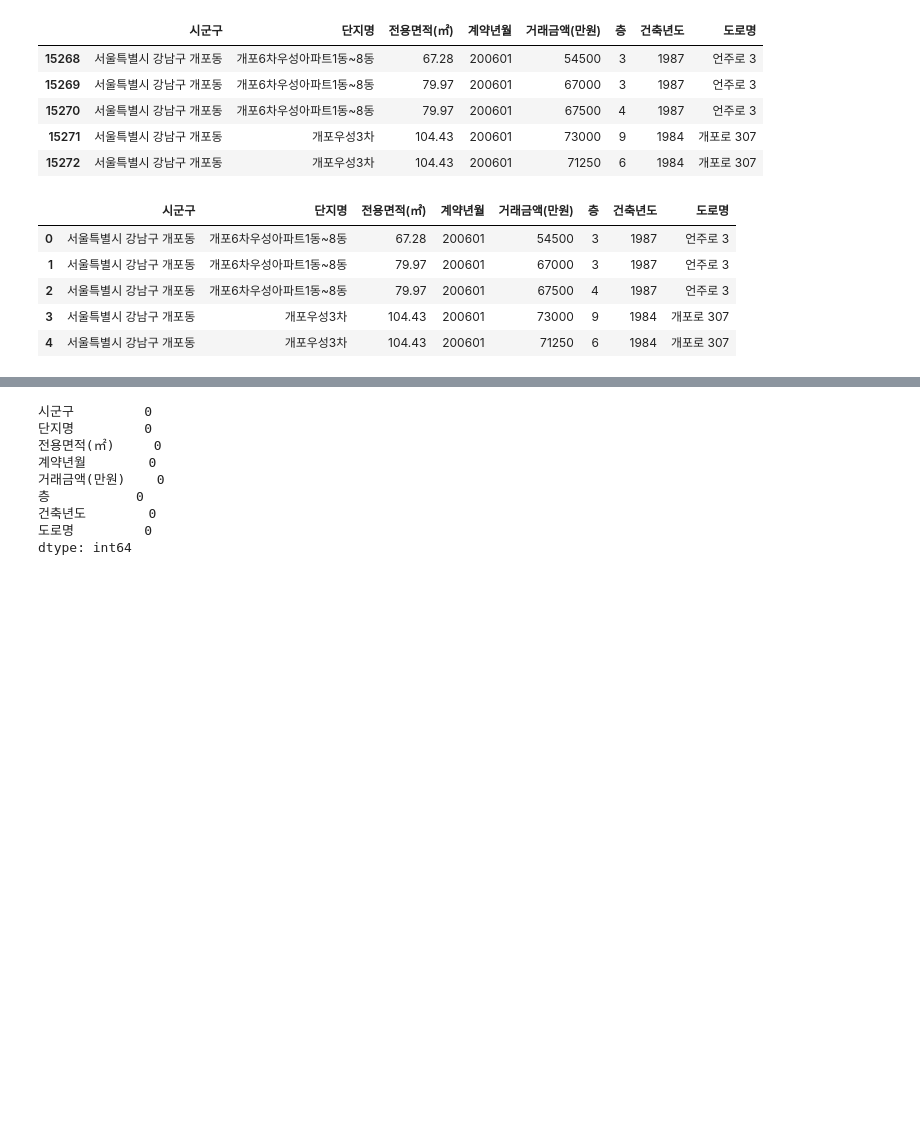
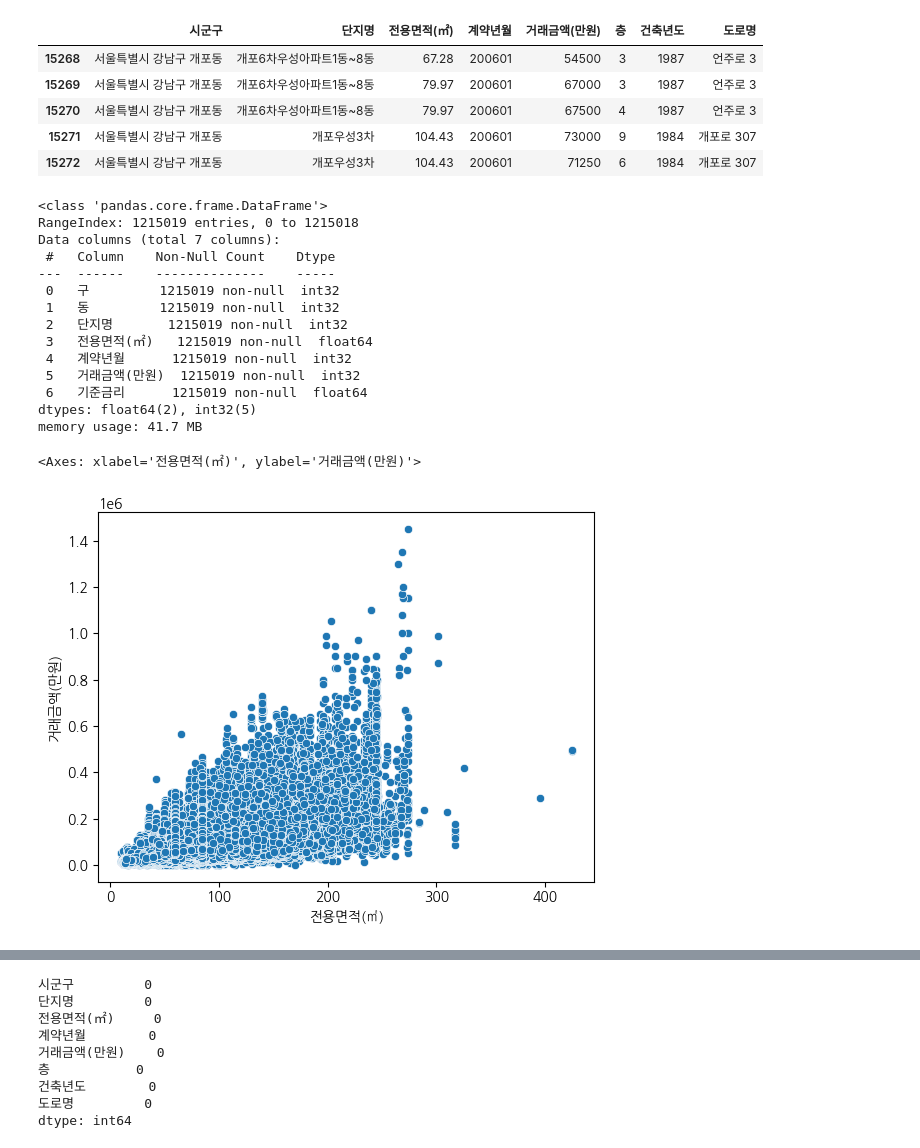
Before and after one commit to HyunahKim1111/himedia_jupyter_files, a Jupyter notebook: 나홀로연습03_부동산실거래.ipynb, the cells around one changed output, grey strips where cells are left out. Drawn from its saved outputs; the diff is of its cells as text; code cells hidden in the pictures; blank space fills up the shorter version.

```diff
--- a/나홀로연습03_부동산실거래.ipynb
+++ b/나홀로연습03_부동산실거래.ipynb
@@ -215,11 +206,24 @@ data.head()
 # %%
 data = data.reset_index(drop=True)
 # %%
-data.head()
+data.info()
 # %% [output]
-|  | 시군구 | 단지명 | 전용면적(㎡) | 계약년월 | 거래금액(만원) | 층 | 건축년도 | 도로명 |
-| 0 | 서울특별시 강남구 개포동 | 개포6차우성아파트1동~8동 | 67.28 | 200601 | 54500 | 3 | 1987 | 언주로 3 |
-| 1 | 서울특별시 강남구 개포동 | 개포6차우성아파트1동~8동 | 79.97 | 200601 | 67000 | 3 | 1987 | 언주로 3 |
-| 2 | 서울특별시 강남구 개포동 | 개포6차우성아파트1동~8동 | 79.97 | 200601 | 67500 | 4 | 1987 | 언주로 3 |
-| 3 | 서울특별시 강남구 개포동 | 개포우성3차 | 104.43 | 200601 | 73000 | 9 | 1984 | 개포로 307 |
-| 4 | 서울특별시 강남구 개포동 | 개포우성3차 | 104.43 | 200601 | 71250 | 6 | 1984 | 개포로 307 |
+<class 'pandas.core.frame.DataFrame'>
+RangeIndex: 1215019 entries, 0 to 1215018
+Data columns (total 7 columns):
+ #   Column    Non-Null Count    Dtype
+---  ------    --------------    -----
+ 0   구         1215019 non-null  int32
+ 1   동         1215019 non-null  int32
+ 2   단지명       1215019 non-null  int32
+ 3   전용면적(㎡)   1215019 non-null  float64
+ 4   계약년월      1215019 non-null  int32
+ 5   거래금액(만원)  1215019 non-null  int32
+ 6   기준금리      1215019 non-null  float64
+dtypes: float64(2), int32(5)
+memory usage: 41.7 MB
+# %%
+sns.scatterplot(data=data['거래금액(만원)'], x=data['전용면적(㎡)'], y=data['거래금액(만원)'])
+# %% [output]
+<Axes: xlabel='전용면적(㎡)', ylabel='거래금액(만원)'>
+[figure, added]
```
Also changed, not shown: parts of 42 cells of this notebook, 12 other files.
